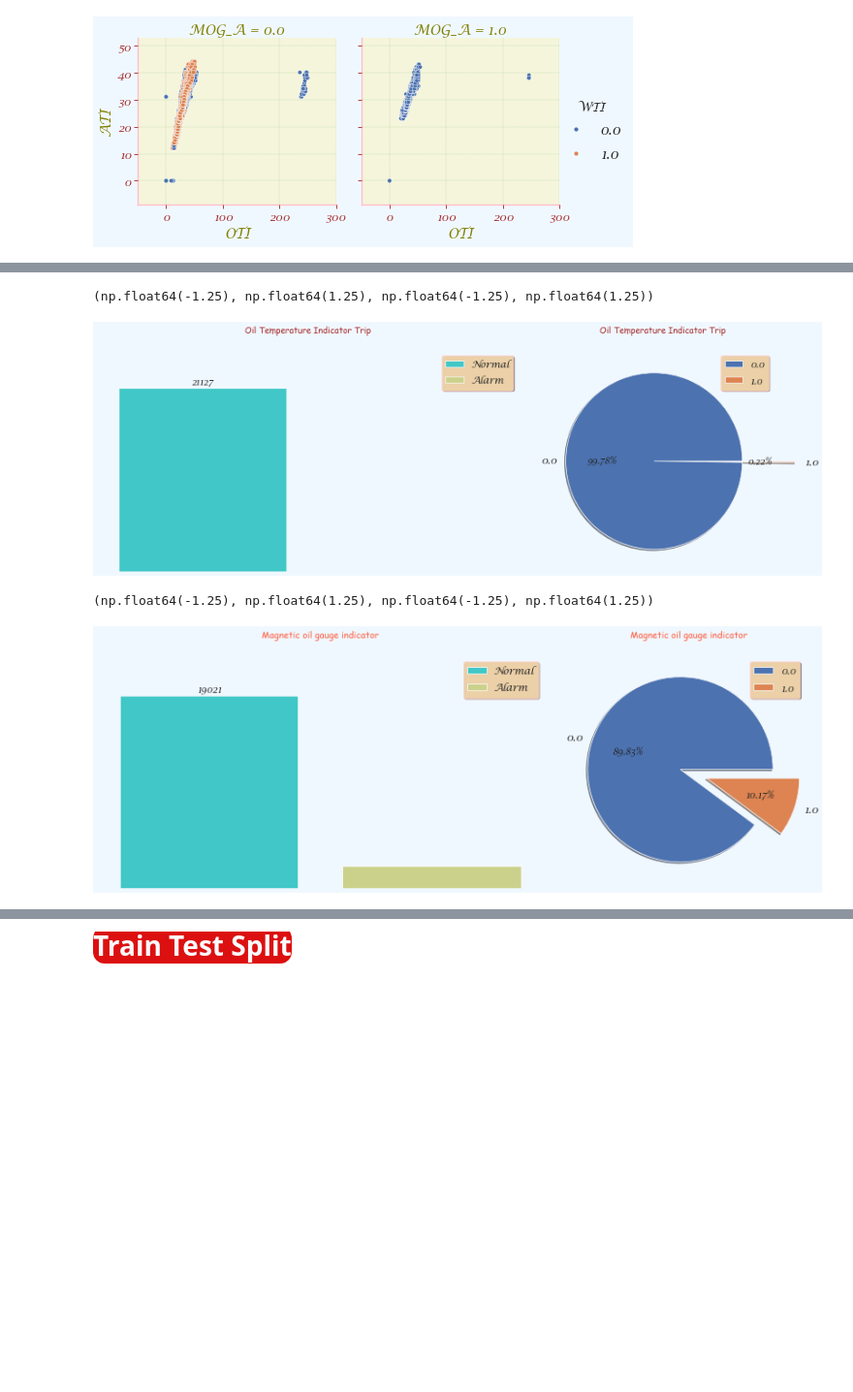
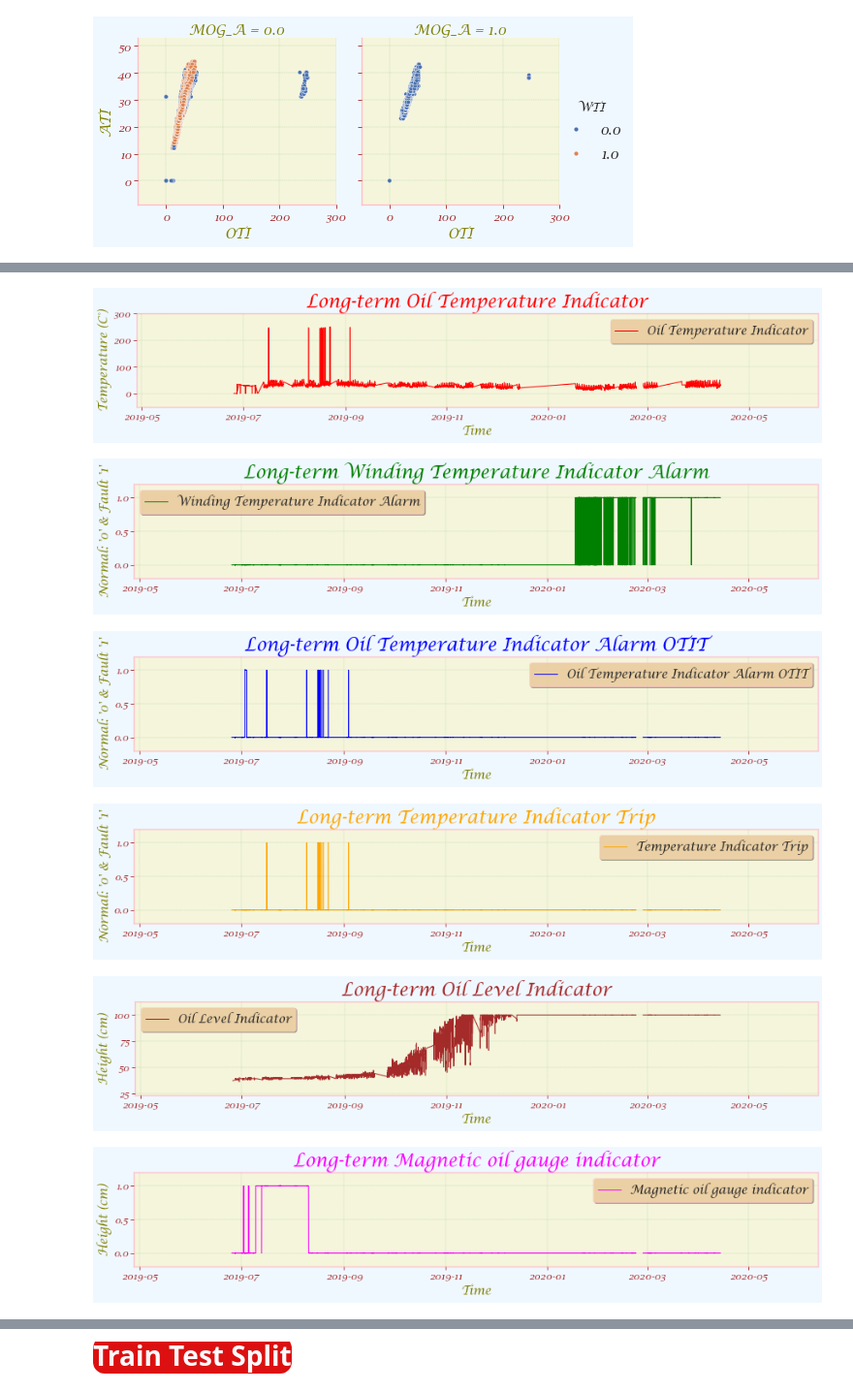
Before and after one commit to Abman2/zero_day, a Jupyter notebook: New folder/code only.ipynb, the cells around one changed output, grey strips where cells are left out. Shown at 97% size. Cells and saved outputs as stored; diff of their text form; code cells hidden in the pictures; blank space fills up the shorter version.

```diff
--- a/New folder/code only.ipynb
+++ b/New folder/code only.ipynb
@@ -239,38 +169,37 @@ plt.axis('off');
-# %%
-plt.rcParams['legend.fontsize'] = 15
-plt.rcParams["axes.labelsize"] = 20
-plt.rcParams["axes.labelcolor"] = 'brown'
-
-plt.figure(figsize=(18,6))
-ax = plt.subplot(1,2,1)
-ax = sns.countplot(x='OTI_T', data=transformer, palette='rainbow')
-ax.bar_label(ax.containers[0])
-plt.title("Oil Temperature Indicator Trip", fontsize=30,color='Brown',font='Comic Sans MS',pad=30)
-plt.legend(labels=['Normal','Alarm'])
-plt.axis('off')
-
-ax =plt.subplot(1,2,2)
-ax=transformer['OTI_T'].value_counts().plot.pie(explode=[0.1, 0.5],autopct='%1.2f%%',shadow=True);
-ax.set_title(label = "Oil Temperature Indicator Trip", fontsize = 30,color='Brown',font='Comic Sans MS',pad= 30);
-plt.legend()
-plt.axis('off')
-# %% [output]
-(np.float64(-1.25), np.float64(1.25), np.float64(-1.25), np.float64(1.25))
-[figure, removed]
-# %%
-plt.figure(figsize=(18,6))
-ax = plt.subplot(1,2,1)
-ax = sns.countplot(x='MOG_A', data=transformer, palette='rainbow')
-ax.bar_label(ax.containers[0])
-plt.title("Magnetic oil gauge indicator", fontsize=30,color='Tomato',font='Comic Sans MS',pad=30)
-plt.legend(labels=['Normal','Alarm'])
-plt.axis('off')
-
-ax =plt.subplot(1,2,2)
-ax=transformer['MOG_A'].value_counts().plot.pie(explode=[0.1, 0.2],autopct='%1.2f%%',shadow=True);
-ax.set_title(label = "Magnetic oil gauge indicator", fontsize = 30,color='Tomato',font='Comic Sans MS',pad= 30);
-plt.legend()
-plt.axis('off')
-# %% [output]
-(np.float64(-1.25), np.float64(1.25), np.float64(-1.25), np.float64(1.25))
-[figure, removed]
+# %%
+# Define common styling parameters (optional)
+title_fontsize = 30
+xlabel_label = "Time"
+ylabel_labels = {
+    "OTI": "Temperature (C°)",
+    "WTI": "Normal: '0' & Fault '1'",
+    "OTI_A": "Normal: '0' & Fault '1'",
+    "OTI_T": "Normal: '0' & Fault '1'",
+    "OLI": "Height (cm)",
+    "MOG_A": "Height (cm)"
+}
+fig_width, fig_height = 18, 4  # Adjust figure size as needed
+signals = [
+    ("OTI", "Oil Temperature Indicator", "red"),
+    ("WTI", "Winding Temperature Indicator Alarm", "green"),
+    ("OTI_A", "Oil Temperature Indicator Alarm OTIT", "blue"),
+    ("OTI_T", "Temperature Indicator Trip", "orange"),
+    ("OLI", "Oil Level Indicator", "brown"),
+    ("MOG_A", "Magnetic oil gauge indicator", "magenta")
+]
+# Create and plot each time series with specific labels and colors
+for signal_name, label, color in signals:
+    plt.figure(figsize=(fig_width, fig_height))
+    plt.plot(transformer.DeviceTimeStamp, transformer[signal_name], label=label, color=color)
+    plt.title(f"Long-term {label}", fontsize=title_fontsize, color=color)
+    plt.legend()
+    plt.xlabel(xlabel_label)
+    plt.ylabel(ylabel_labels[signal_name])
+    plt.show()
+# %% [output]
+[figure, added]
+[figure, added]
+[figure, added]
+[figure, added]
+[figure, added]
+[figure, added]
```
Also changed, not shown: parts of 24 cells of this notebook.
